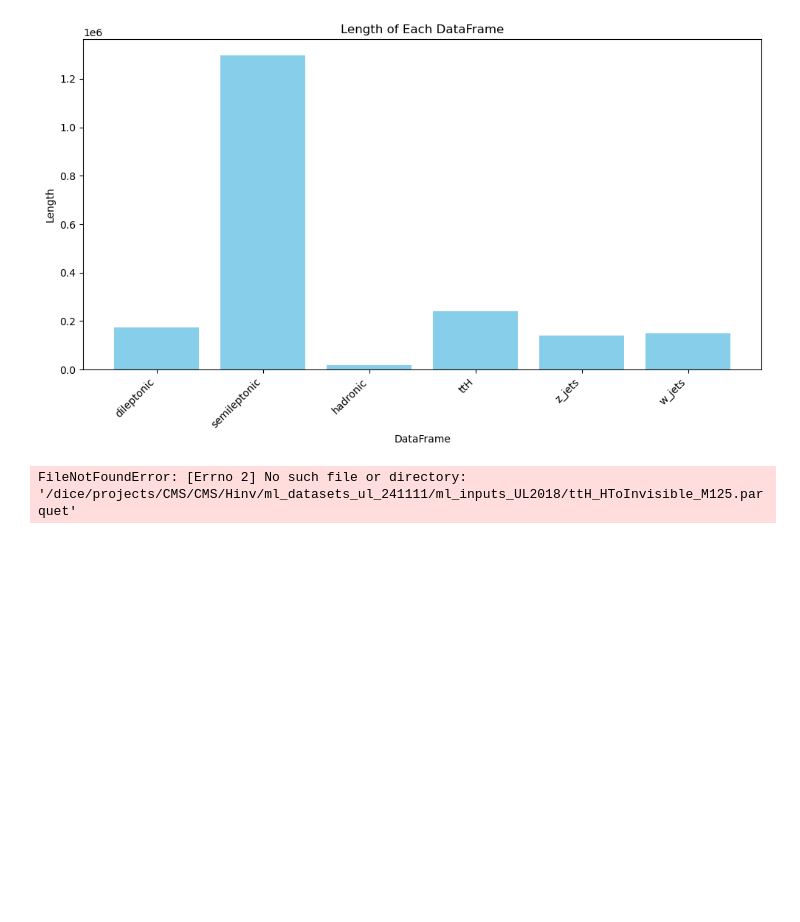
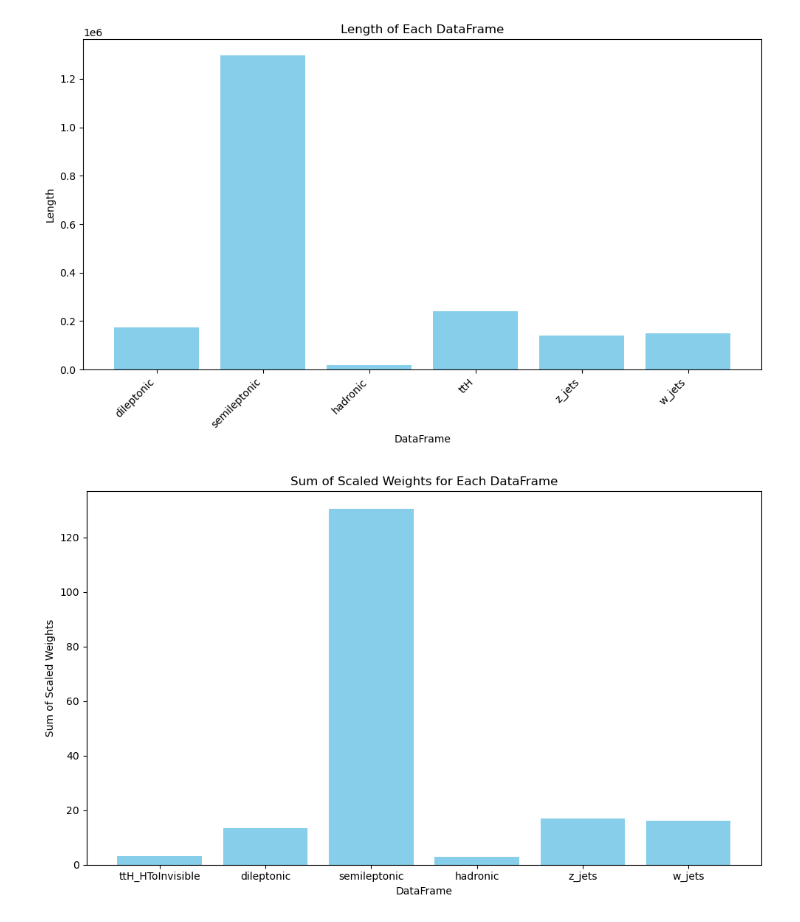
Before and after one commit to rabmc24/msci_project, a Jupyter notebook: transformer_renewed/bristol-tth-transformer-msc_project/notebooks/report_plots.ipynb, the cells around one changed output. Saved outputs shown, nothing was run; the diff lists cells and outputs as text; code cells hidden in the pictures; blank space fills up the shorter version.

```diff
--- a/transformer_renewed/bristol-tth-transformer-msc_project/notebooks/report_plots.ipynb
+++ b/transformer_renewed/bristol-tth-transformer-msc_project/notebooks/report_plots.ipynb
@@ -114,7 +114,7 @@ import matplotlib.pyplot as plt
 dileptonic_path = '/dice/projects/CMS/Hinv/ml_datasets_ul_241111/ml_inputs_UL2018/TTTo2L2Nu.parquet'
 semileptonic_path = '/dice/projects/CMS/Hinv/ml_datasets_ul_241111/ml_inputs_UL2018/TTToSemiLeptonic.parquet'
 hadronic_path = '/dice/projects/CMS/Hinv/ml_datasets_ul_241111/ml_inputs_UL2018/TTToHadronic.parquet'
-ttH_path = '/dice/projects/CMS/CMS/Hinv/ml_datasets_ul_241111/ml_inputs_UL2018/ttH_HToInvisible_M125.parquet'
+ttH_path = '/dice/projects/CMS/Hinv/ml_datasets_ul_241111/ml_inputs_UL2018/ttH_HToInvisible_M125.parquet'
 
 zjets_individual = [
     '/dice/projects/CMS/Hinv/ml_datasets_ul_241111/ml_inputs_UL2018/ZJetsToNuNu_HT-100To200.parquet',
@@ -171,34 +171,34 @@ dileptonic = scale_weights(dileptonic, target_luminosity)
 semileptonic = scale_weights(semileptonic, target_luminosity)
 hadronic = scale_weights(hadronic, target_luminosity)
 ttH = scale_weights(ttH, target_luminosity)
 z_jets = scale_weights(z_jets, target_luminosity)
 w_jets = scale_weights(w_jets, target_luminosity)
 
 # Calculate sum of scaled weights for each DataFrame
 sum_dileptonic = dileptonic['weight_scaled'].sum()
 sum_semileptonic = semileptonic['weight_scaled'].sum()
 sum_hadronic = hadronic['weight_scaled'].sum()
 sum_ttH = ttH['weight_scaled'].sum()
 sum_z_jets = z_jets['weight_scaled'].sum()
 sum_w_jets = w_jets['weight_scaled'].sum()
 
 # Store lengths of DataFrames
 data = {
-    'DataFrame': ['dileptonic', 'semileptonic', 'hadronic', 'ttH', 'z_jets', 'w_jets'],
-    'Sum_Scaled_Weights': [sum_dileptonic, sum_semileptonic, sum_hadronic, sum_ttH, sum_z_jets, sum_w_jets]
+    'DataFrame': ['ttH_HToInvisible','dileptonic', 'semileptonic', 'hadronic', 'z_jets', 'w_jets'],
+    'Sum_Scaled_Weights': [sum_ttH, sum_dileptonic, sum_semileptonic, sum_hadronic, sum_z_jets, sum_w_jets]
 }
 
 df = pd.DataFrame(data)
 
 # Plot bar chart
 plt.figure(figsize=(10, 6))
 plt.bar(df['DataFrame'], df['Sum_Scaled_Weights'], color='skyblue')
 plt.xlabel('DataFrame')
 plt.ylabel('Sum of Scaled Weights')
 plt.title('Sum of Scaled Weights for Each DataFrame')
-plt.xticks(rotation=45, ha='right')
+#plt.xticks(rotation=45, ha='right')
 plt.tight_layout()
 plt.show()
 # ...existing code...
 # %% [output]
-FileNotFoundError: [Errno 2] No such file or directory: '/dice/projects/CMS/CMS/Hinv/ml_datasets_ul_241111/ml_inputs_UL2018/ttH_HToInvisible_M125.parquet'
+[figure, added]
```
Also changed, not shown: parts of 1 cell of this notebook, 6 other files.
